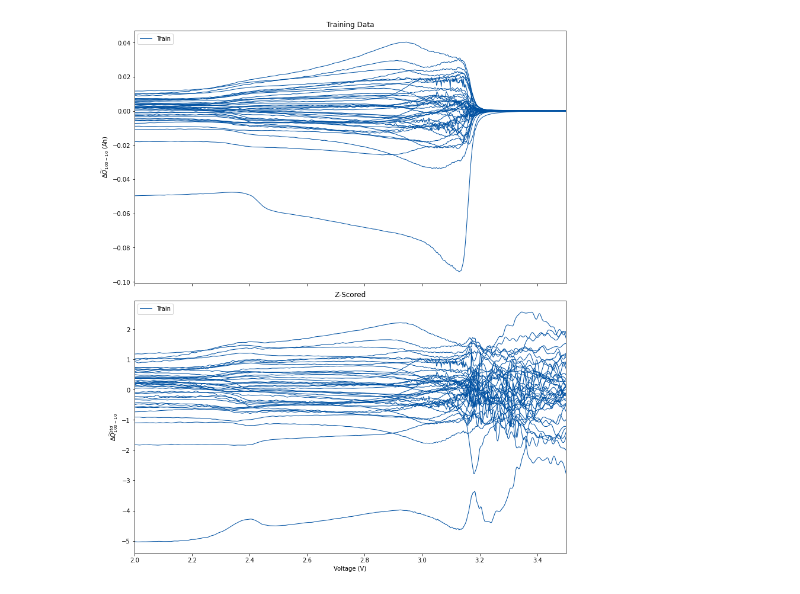
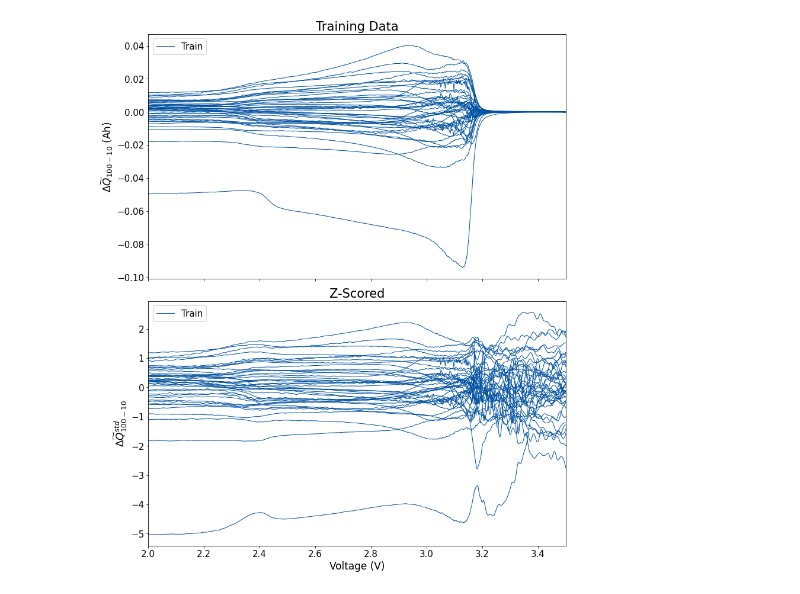
Before and after one commit to JoachimSchaeffer/HDRegAnalytics, a Jupyter notebook: bayesian_penalized_regression.ipynb, the cells around one changed output. Saved outputs shown, nothing was run; the diff lists cells and outputs as text; code cells hidden in the pictures.

```diff
--- a/bayesian_penalized_regression.ipynb
+++ b/bayesian_penalized_regression.ipynb
@@ -1,13 +1,21 @@
 # %%
+import sys
+import os
+
+abspath = r"./src/"
+sys.path.append(os.path.abspath(abspath ))
+
 import numpy as np
 import pandas as pd
 import matplotlib.pyplot as plt
-
 from plotting_utils import plot_X
+from hd_data import HD_Data
 
 # auto reload modules when they change
 %load_ext autoreload
 %autoreload 2
+
+plt.style.use('./styles/plots.mplstyle')
 # %%
 # Some variables to define notebook bahavior
 data_path = 'data/'
@@ -16,24 +24,30 @@ save_plot_path = 'figures/'
 # %%
 # Read csv to dataframe
 df = pd.read_csv('data/r/rv_local.csv')
 
 # Load the LFP Dataset
 lfp_df = pd.read_csv(data_path + 'lfp_slim.csv', index_col=0)
 
 X_lfp = np.array(lfp_df.iloc[:, 0:1000])
 X_lfp = X_lfp[:, ::-1]
-y_lfp_true = np.array(lfp_df.iloc[:, 1000])
+y_lfp = np.array(lfp_df.iloc[:, 1000])
 x_lfp = np.linspace(2.0, 3.5, 1000)
 
 X_lfp_train = np.array(X_lfp[lfp_df.iloc[:, 1002]==0, :])
-y_lfp_train_true = np.array(y_lfp_true[lfp_df.iloc[:, 1002]==0])
-# X_lfp_test = np.array(X_lfp[lfp_df.iloc[:, 1002]==1, :])
-# y_lfp_test_true = np.array(y_lfp_true[lfp_df.iloc[:, 1002]==1])
-# X_lfp_test2 = np.array(X_lfp[lfp_df.iloc[:, 1002]==2, :])
-# y_lfp_test2_true = np.array(y_lfp_true[lfp_df.iloc[:, 1002]==2])
+y_lfp_train = np.array(y_lfp[lfp_df.iloc[:, 1002]==0])
+X_lfp_test = np.array(X_lfp[lfp_df.iloc[:, 1002]==1, :])
+y_lfp_test = np.array(y_lfp[lfp_df.iloc[:, 1002]==1])
+X_lfp_test2 = np.array(X_lfp[lfp_df.iloc[:, 1002]==2, :])
+y_lfp_test2 = np.array(y_lfp[lfp_df.iloc[:, 1002]==2])
 
 fig, ax = plot_X(X_lfp_train, x_lfp)
 if save_plots:
     fig.savefig(save_plot_path + 'TrainingData.pdf')
+
+lfp_hdata = HD_Data(X_lfp, x_lfp, y_lfp)
+
+lfp_train_hdata = HD_Data(X_lfp_train, x_lfp, y_lfp_train)
+lfp_test_hdata = HD_Data(X_lfp_test, x_lfp, y_lfp_test)
+lfp_test2_hdata = HD_Data(X_lfp_test2, x_lfp, y_lfp_test2)
 # %% [output]
-[figure, old version]
+[figure, new version]
```
Also changed, not shown: parts of 12 cells of this notebook, 4 other files.
